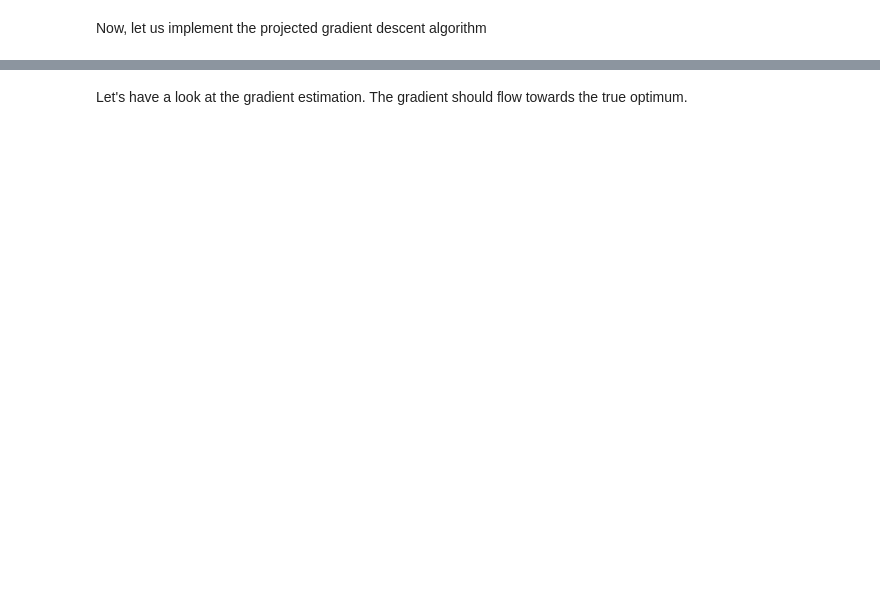
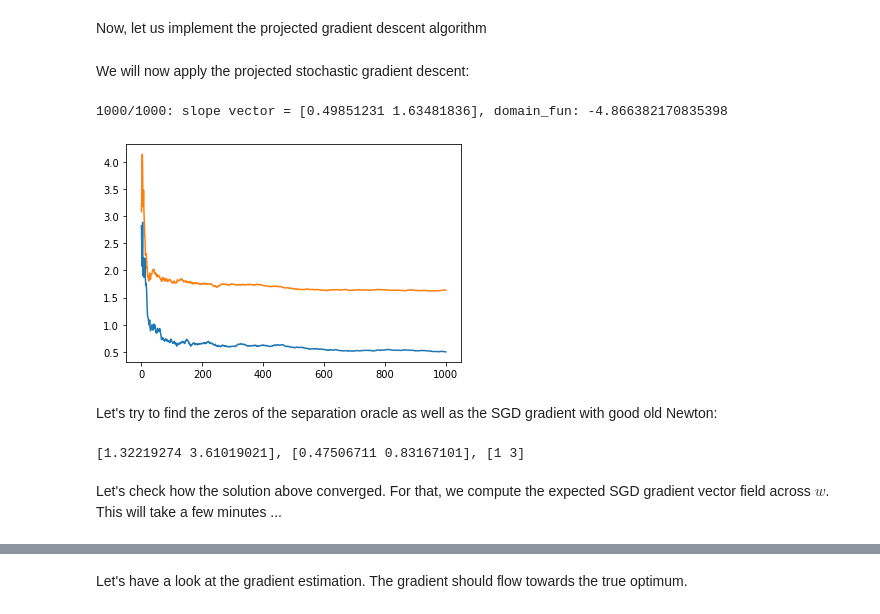
Before and after one commit to phylyc/trunc_lin_reg, a Jupyter notebook: truncated_data_learning.ipynb, the cells around one changed output, grey strips where cells are left out. Cells and saved outputs as stored; diff of their text form; code cells hidden in the pictures; blank space fills up the shorter version.

```diff
--- a/truncated_data_learning.ipynb
+++ b/truncated_data_learning.ipynb
@@ -333,8 +329,8 @@ def ellipsoid_method(x, tau, H):
     P = tau * np.eye(n)  # initialization
     g = 1e10 * one  # initialization to enter loop
     while np.sqrt(np.matmul(g.T, np.matmul(P, g))) > eps: # feasible solution space not empty
-        is_in_domain, g = H(x)
-        if is_in_domain:
+        is_feasible, g = H(x)
+        if is_feasible:
             return x
         else:
             g_norm = g / np.sqrt(np.matmul(g.T, np.matmul(P, g)))
@@ -356,15 +352,24 @@ def gradient_estimation(r, w, y):
         in_truncated_set = membership(z)
     return (y * r - z * x)
 
-def PSGD(data, n_iter, l):
-    w = [project_to_domain(0 * one)]
+def PSGD(data, n_iter, l_rate):
+    w = [project_to_domain(4 * one)]
     for i in range(1, n_iter+1):
         sample = np.random.randint(n_samples_trunc)
         x, y = x_trunc[sample], y_trunc[sample]
-        eta = l / i
         v = gradient_estimation(x, w[i-1], y)
-        r = w[i-1] - eta * v
+        r = w[i-1] + l_rate / i * v
         r_proj = project_to_domain(r)
         w.append(r_proj)
         print(f'{i}/{n_iter}: slope vector = {r_proj}, domain_fun: {domain_fun(r)}', end='\r')
     return w
+# %% [markdown]
+We will now apply the projected stochastic gradient descent:
+# %%
+slope = PSGD(truncated_data, n_iter=1000, l_rate=1)
+plt.plot(slope);
+# %% [output]
+1000/1000: slope vector = [0.49851231 1.63481836], domain_fun: -4.866382170835398
+[figure, added]
+# %% [markdown]
+Let's try to find the zeros of the separation oracle as well as the SGD gradient with good old Newton:
@@ -370,0 +384,8 @@ def PSGD(data, n_iter, l):
+# %%
+grad_so = op.newton(lambda u: separation_oracle(u, grad_only=True), 2 * one, maxiter=100)
+grad_sgd_expect = op.newton(lambda u: grad_sgd(u), 2 * one, maxiter=100)
+print(f'{grad_so}, {grad_sgd_expect}, {t}')
+# %% [output]
+[1.32219274 3.61019021], [0.47506711 0.83167101], [1 3]
+# %% [markdown]
+Let's check how the solution above converged. For that, we compute the expected SGD gradient vector field across $w$. This will take a few minutes ...
```
Also changed, not shown: parts of 27 cells of this notebook.
